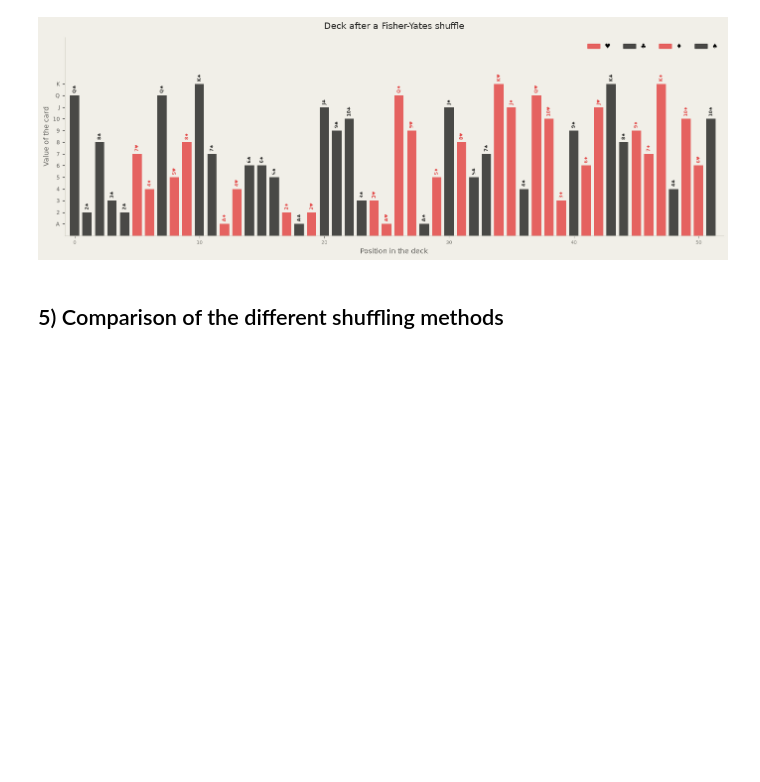
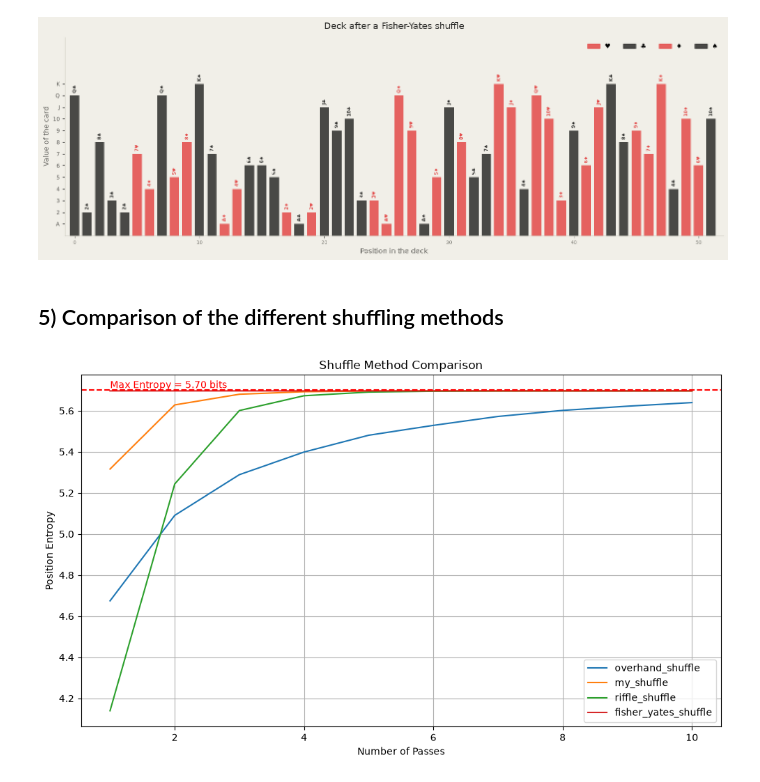
Before and after one commit to arthurleq/shuffle_cards, a Jupyter notebook: shuffle.ipynb, the cells around one changed output. Drawn from its saved outputs; the diff is of its cells as text; code cells hidden in the pictures; blank space fills up the shorter version.

Commit message:
change: shuffle.ipynb : addition of the comparaison of the different shuffling methods

```diff
--- a/shuffle.ipynb
+++ b/shuffle.ipynb
@@ -499,0 +530,21 @@ passes = [i for i in range(1, 21)]
+# %%
+fig, ax = plt.subplots(figsize=(10, 6))
+
+# plot of the entropy for each shuffle method
+for method, h_values in entropys.items():
+    ax.plot(passes, h_values, label=method)
+    ax.set_xlabel("Number of Passes")
+    ax.set_ylabel("Position Entropy")
+    ax.set_title("Shuffle Method Comparison")
+    ax.legend()
+    ax.grid(True)
+
+# Add a horizontal line for the theoretical maximum entropy
+max_entropy = np.log2(52)
+ax.axhline(y=max_entropy, color='r', linestyle='--', label='Max Entropy')
+ax.text(1, max_entropy+0.01, f'Max Entropy = {max_entropy:.2f} bits', color='r')
+
+plt.tight_layout()
+plt.show()
+# %% [output]
+[figure, added]
```
Also changed, not shown: parts of 3 cells of this notebook.
